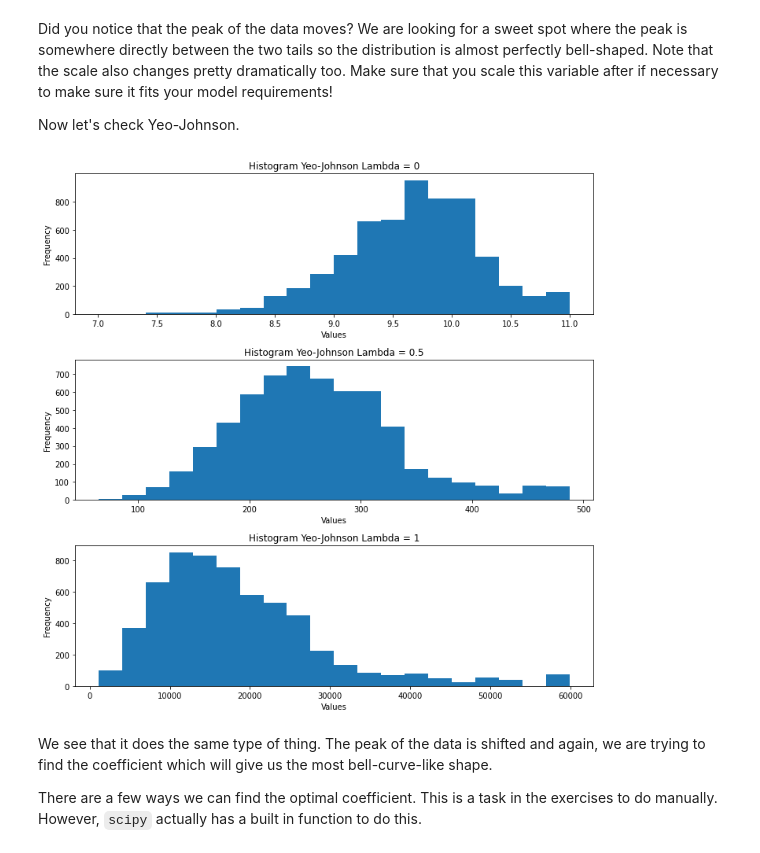
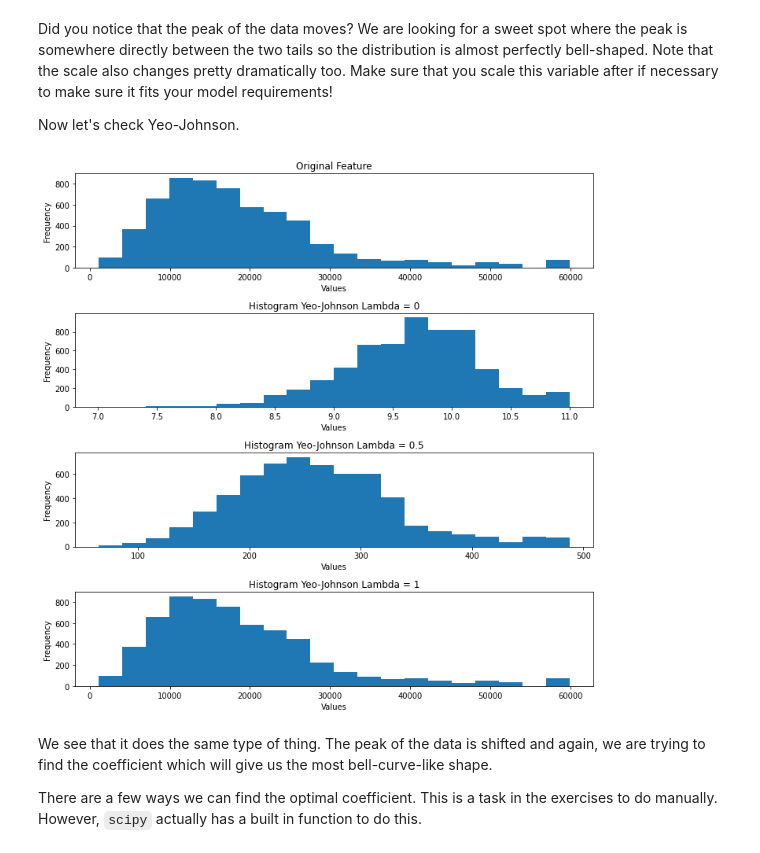
Before and after one commit to Humboldt-WI/bads, a Jupyter notebook: tutorials/9_nb_feature_engineering.ipynb, the cells around one changed output. Drawn from its saved outputs; the diff is of its cells as text; code cells hidden in the pictures.

```diff
--- a/tutorials/9_nb_feature_engineering.ipynb
+++ b/tutorials/9_nb_feature_engineering.ipynb
@@ -428,32 +399,38 @@ yj3 = yeo_johnson_transform(feature, power=1)
 # %%
 # Plot a histogram per coefficient of YJ transformation
 
-fig, (ax1, ax2, ax3) = plt.subplots(nrows=3, ncols=1)
+fig, (ax1, ax2, ax3, ax4) = plt.subplots(nrows=4, ncols=1)
 fig.set_figheight(10)
 fig.set_figwidth(10)
 
-ax1.hist(yj1, bins=20)
-ax2.hist(yj2, bins=20)
-ax3.hist(yj3, bins=20)
 
-ax1.set_title('Histogram Yeo-Johnson Lambda = 0')
+ax1.hist(feature, bins=20)
+ax2.hist(yj1, bins=20)
+ax3.hist(yj2, bins=20)
+ax4.hist(yj3, bins=20)
+
+ax1.set_title('Original Feature')
 ax1.set_ylabel('Frequency')
 ax1.set_xlabel('Values')
 
 
-ax2.set_title('Histogram Yeo-Johnson Lambda = 0.5')
+ax2.set_title('Histogram Yeo-Johnson Lambda = 0')
 ax2.set_ylabel('Frequency')
 ax2.set_xlabel('Values')
 
 
-ax3.set_title('Histogram Yeo-Johnson Lambda = 1')
+ax3.set_title('Histogram Yeo-Johnson Lambda = 0.5')
 ax3.set_xlabel('Values')
 ax3.set_ylabel('Frequency')
 
+ax4.set_title('Histogram Yeo-Johnson Lambda = 1')
+ax4.set_xlabel('Values')
+ax4.set_ylabel('Frequency')
+
 plt.tight_layout()
 plt.show()
 # %% [output]
-[figure, old version]
+[figure, new version]
 # %% [markdown]
 We see that it does the same type of thing. The peak of the data is shifted and again, we are trying to find the coefficient which will give us the most bell-curve-like shape.
 
```
Also changed, not shown: parts of 49 cells of this notebook.
